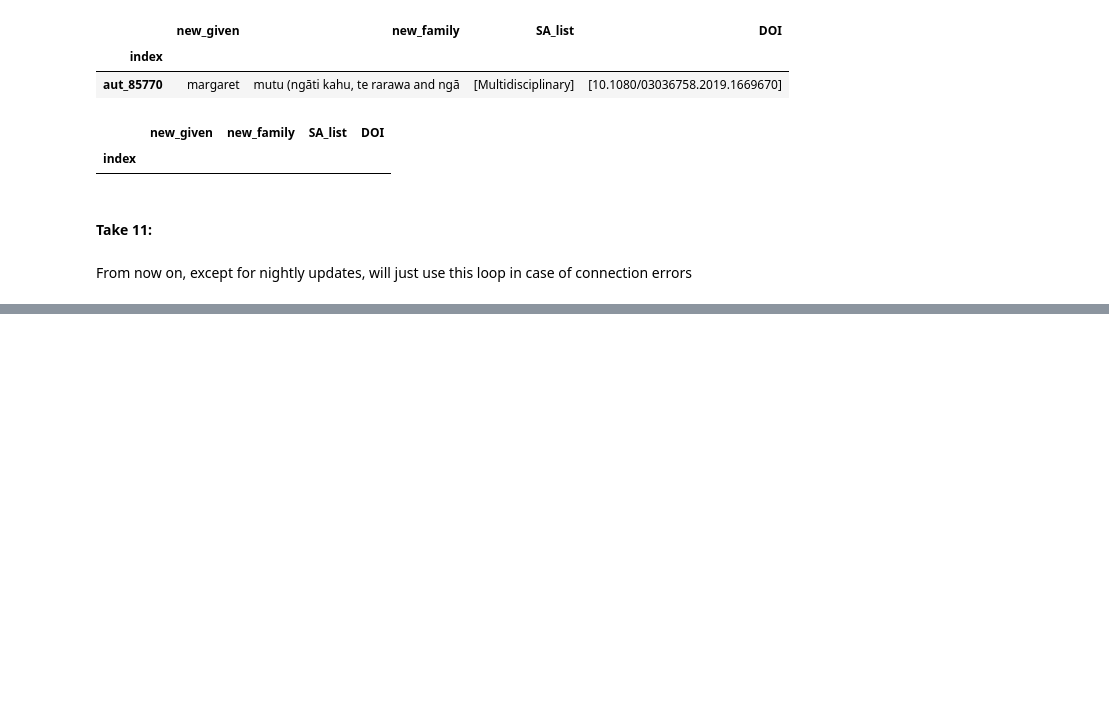
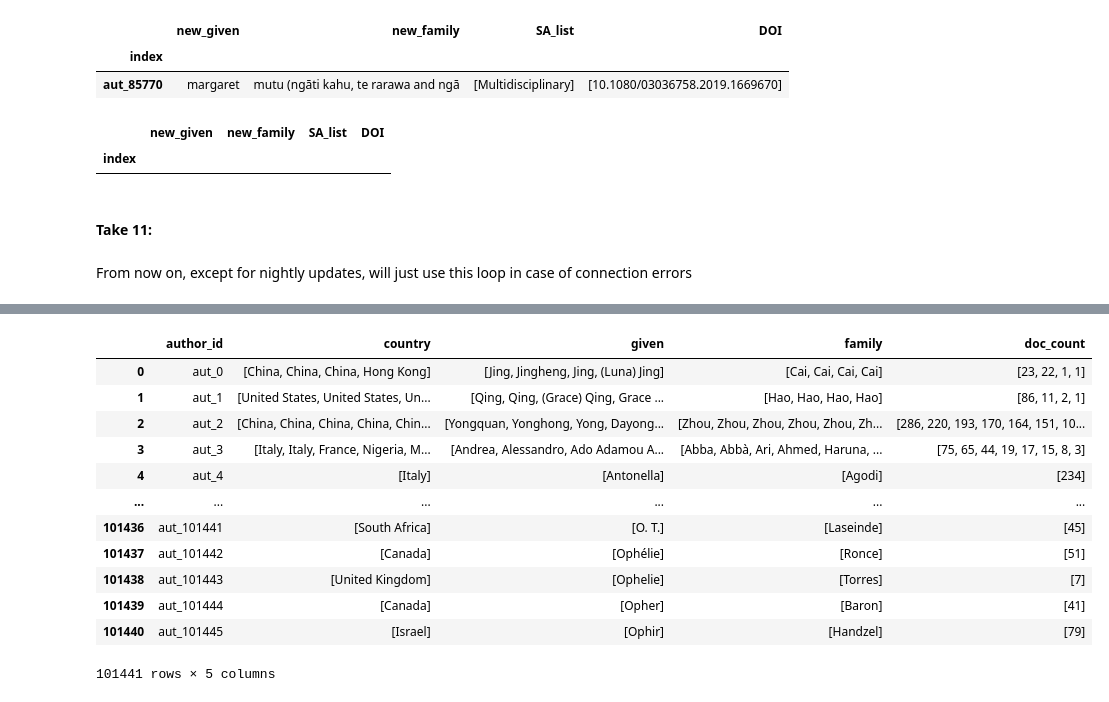
Before and after one commit to Oz-like-the-Wizard/Investigating-the-delay-times-in-academic-publishing, a Jupyter notebook: part7d-creating_author_df.ipynb, the cells around one changed output, grey strips where cells are left out. Cells and saved outputs as stored; diff of their text form; code cells hidden in the pictures; blank space fills up the shorter version.

```diff
--- a/part7d-creating_author_df.ipynb
+++ b/part7d-creating_author_df.ipynb
@@ -13,6 +14,17 @@ from elsapy.elsprofile import ElsAuthor, ElsAffil
 from elsapy.elssearch import ElsSearch
 
 # from pybliometrics.scopus import AuthorSearch
+# %%
+# Restarted the PC, re-loading variables:
+
+with open("author_out_list", "rb") as fp:
+    author_out_list = pickle.load(fp)
+
+with open("q1_first_author_df", "rb") as fp:
+    q1_first_author_df = pickle.load(fp)
+
+# with open("author_out_list_loop_save", "rb") as fp:
+#     author_out_list = pickle.load(fp)
 # %%
 scopus_codes_dict = {'Agricultural and Biological Sciences': 'AGRI',
  'Arts and Humanities': 'ARTS',
@@ -2862,7 +2873,7 @@ q1_first_author_df.loc["aut_85770","new_family"] = "mutu"
 # %% [markdown]
 From now on, except for nightly updates, will just use this loop in case of connection errors
 # %%
-first_author_input_dict_take11 = q1_first_author_df.drop(["aut_4915", "aut_14163", "aut_18315", "aut_23897", "aut_48200", "aut_112348", "aut_124149"])[["new_given","new_family","SA_list"]][86115:].to_dict("index")
+first_author_input_dict_take11 = q1_first_author_df.drop(["aut_4915", "aut_14163", "aut_18315", "aut_23897", "aut_48200", "aut_112348", "aut_124149"])[["new_given","new_family","SA_list"]][86571:].to_dict("index")
 # %%
 # Full Loop - Take 11:
 # Fixed API keys lists
@@ -2948,0 +2977,16 @@ Start Time = 10:02:40
+# %%
+pd.DataFrame(author_out_list)
+# %% [output]
+|  | author_id | country | given | family | doc_count |
+| 0 | aut_0 | [China, China, China, Hong Kong] | [Jing, Jingheng, Jing, (Luna) Jing] | [Cai, Cai, Cai, Cai] | [23, 22, 1, 1] |
+| 1 | aut_1 | [United States, United States, Un... | [Qing, Qing, (Grace) Qing, Grace ... | [Hao, Hao, Hao, Hao] | [86, 11, 2, 1] |
+| 2 | aut_2 | [China, China, China, China, Chin... | [Yongquan, Yonghong, Yong, Dayong... | [Zhou, Zhou, Zhou, Zhou, Zhou, Zh... | [286, 220, 193, 170, 164, 151, 10... |
+| 3 | aut_3 | [Italy, Italy, France, Nigeria, M... | [Andrea, Alessandro, Ado Adamou A... | [Abba, Abbà, Ari, Ahmed, Haruna, ... | [75, 65, 44, 19, 17, 15, 8, 3] |
+| 4 | aut_4 | [Italy] | [Antonella] | [Agodi] | [234] |
+| ... | ... | ... | ... | ... | ... |
+| 101436 | aut_101441 | [South Africa] | [O. T.] | [Laseinde] | [45] |
+| 101437 | aut_101442 | [Canada] | [Ophélie] | [Ronce] | [51] |
+| 101438 | aut_101443 | [United Kingdom] | [Ophelie] | [Torres] | [7] |
+| 101439 | aut_101444 | [Canada] | [Opher] | [Baron] | [41] |
+| 101440 | aut_101445 | [Israel] | [Ophir] | [Handzel] | [79] |
+101441 rows × 5 columns
```
Also changed, not shown: parts of 21 cells of this notebook, 23 other files.
